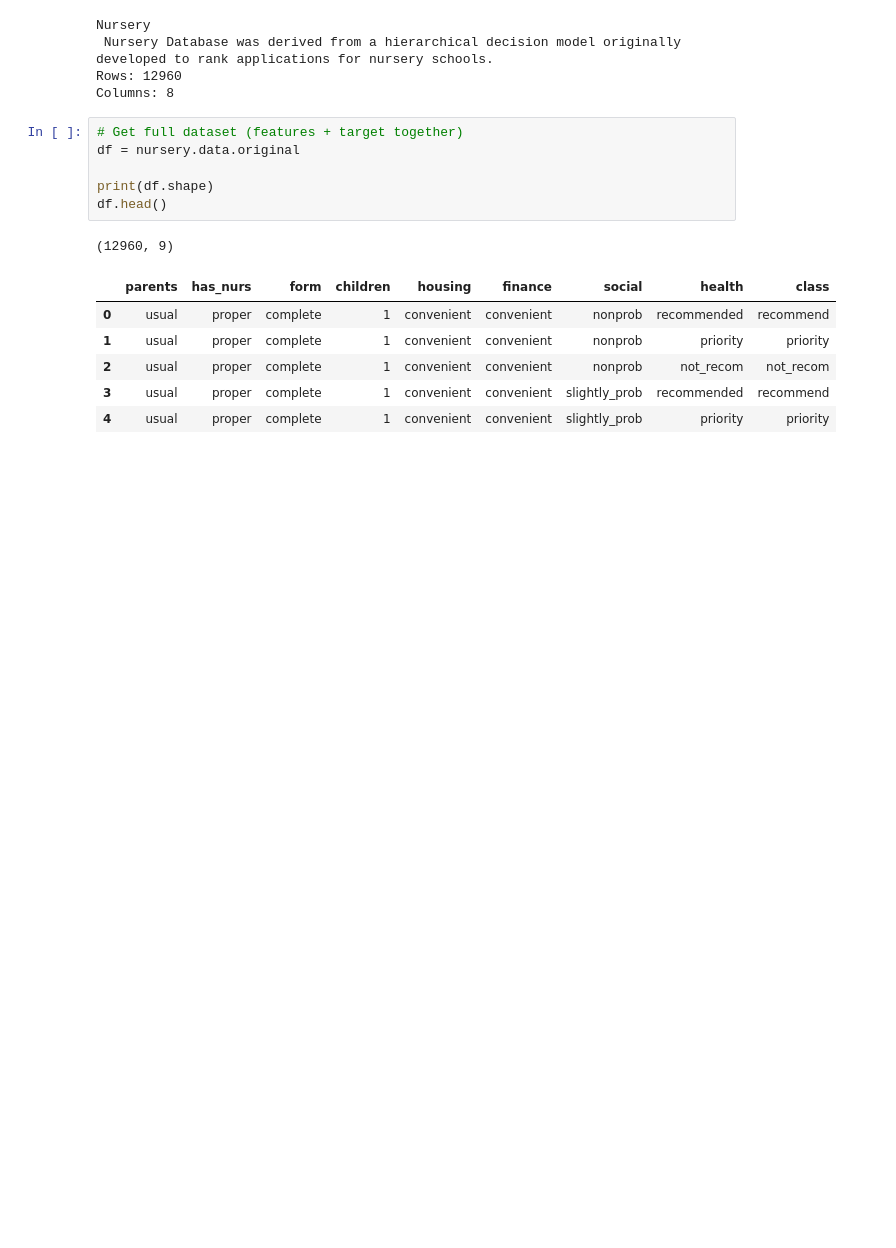
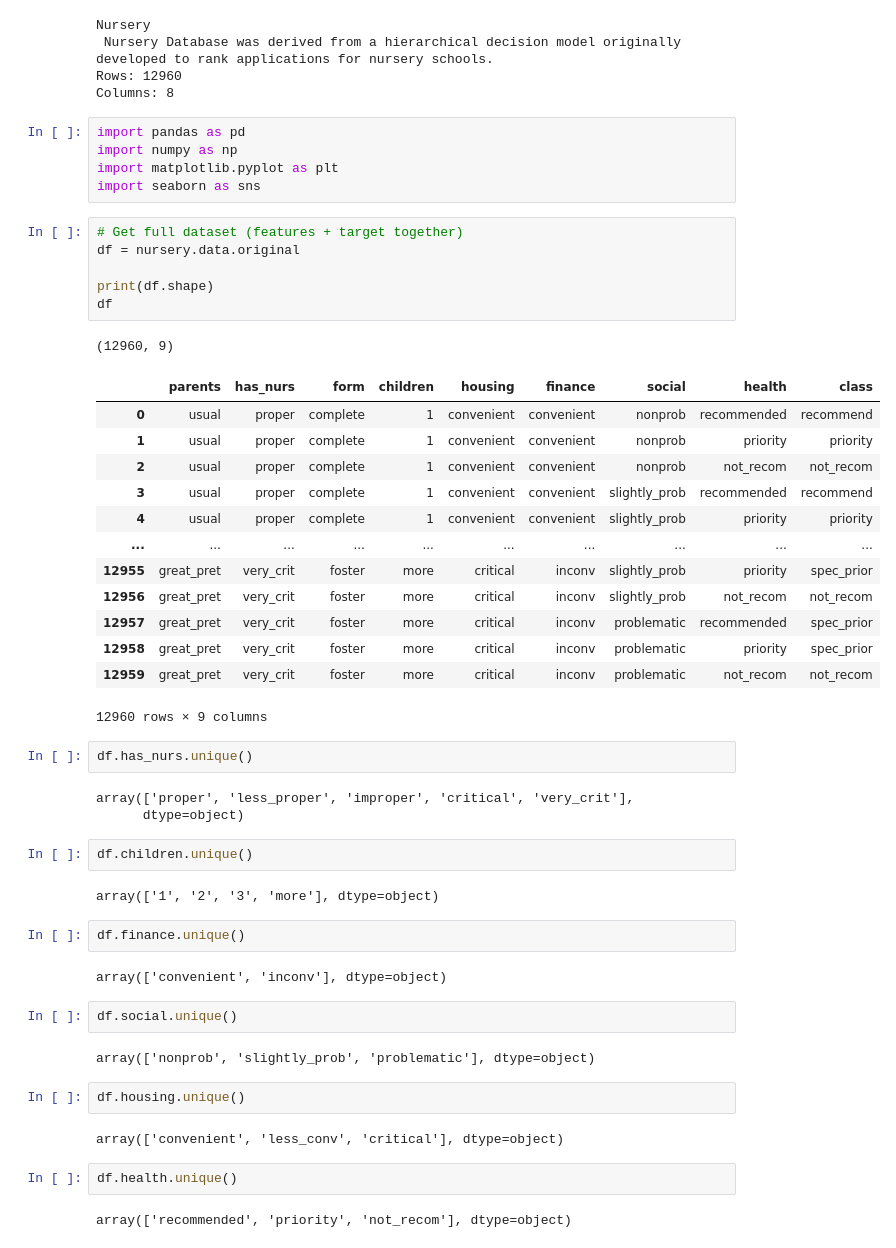
Before and after one commit to rajibulislam1/DataTalksClub, a Jupyter notebook: 2025/Midterm/data.ipynb, the cells around one changed output. Cells and saved outputs as stored; diff of their text form; blank space fills up the shorter version.

```diff
--- a/2025/Midterm/data.ipynb
+++ b/2025/Midterm/data.ipynb
@@ -15,17 +13,54 @@ Nursery
  Nursery Database was derived from a hierarchical decision model originally developed to rank applications for nursery schools.
 Rows: 12960
 Columns: 8
+# %%
+import pandas as pd
+import numpy as np
+import matplotlib.pyplot as plt
+import seaborn as sns
 # %%
 # Get full dataset (features + target together)
 df = nursery.data.original
 
 print(df.shape)
-df.head()
+df
 # %% [output]
 (12960, 9)
 |  | parents | has_nurs | form | children | housing | finance | social | health | class |
 | 0 | usual | proper | complete | 1 | convenient | convenient | nonprob | recommended | recommend |
 | 1 | usual | proper | complete | 1 | convenient | convenient | nonprob | priority | priority |
 | 2 | usual | proper | complete | 1 | convenient | convenient | nonprob | not_recom | not_recom |
 | 3 | usual | proper | complete | 1 | convenient | convenient | slightly_prob | recommended | recommend |
 | 4 | usual | proper | complete | 1 | convenient | convenient | slightly_prob | priority | priority |
+| ... | ... | ... | ... | ... | ... | ... | ... | ... | ... |
+| 12955 | great_pret | very_crit | foster | more | critical | inconv | slightly_prob | priority | spec_prior |
+| 12956 | great_pret | very_crit | foster | more | critical | inconv | slightly_prob | not_recom | not_recom |
+| 12957 | great_pret | very_crit | foster | more | critical | inconv | problematic | recommended | spec_prior |
+| 12958 | great_pret | very_crit | foster | more | critical | inconv | problematic | priority | spec_prior |
+| 12959 | great_pret | very_crit | foster | more | critical | inconv | problematic | not_recom | not_recom |
+12960 rows × 9 columns
+# %%
+df.has_nurs.unique()
+# %% [output]
+array(['proper', 'less_proper', 'improper', 'critical', 'very_crit'],
+      dtype=object)
+# %%
+df.children.unique()
+# %% [output]
+array(['1', '2', '3', 'more'], dtype=object)
+# %%
+df.finance.unique()
+# %% [output]
+array(['convenient', 'inconv'], dtype=object)
+# %%
+df.social.unique()
+# %% [output]
+array(['nonprob', 'slightly_prob', 'problematic'], dtype=object)
+# %%
+df.housing.unique()
+# %% [output]
+array(['convenient', 'less_conv', 'critical'], dtype=object)
+# %%
+df.health.unique()
+# %% [output]
+array(['recommended', 'priority', 'not_recom'], dtype=object)
```
Also changed, not shown: parts of 12 cells of this notebook, 1 other file.
